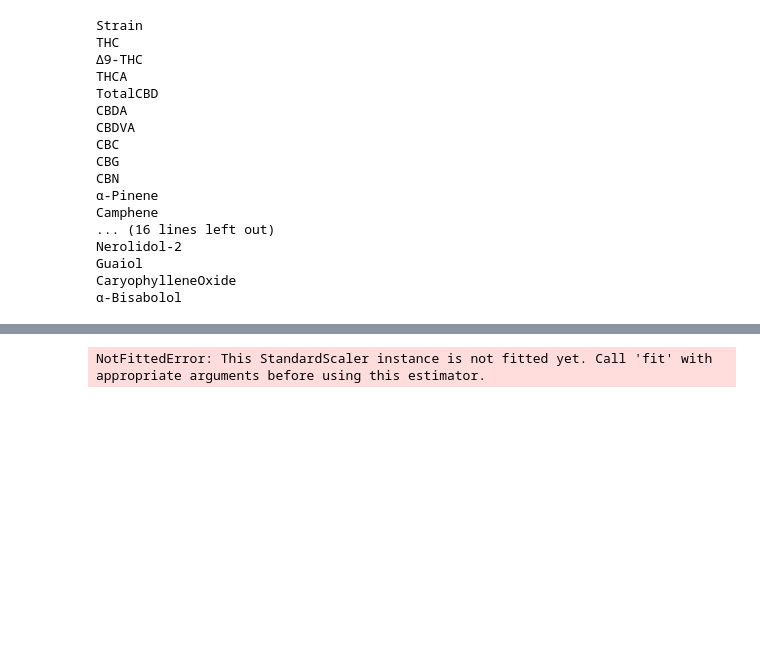
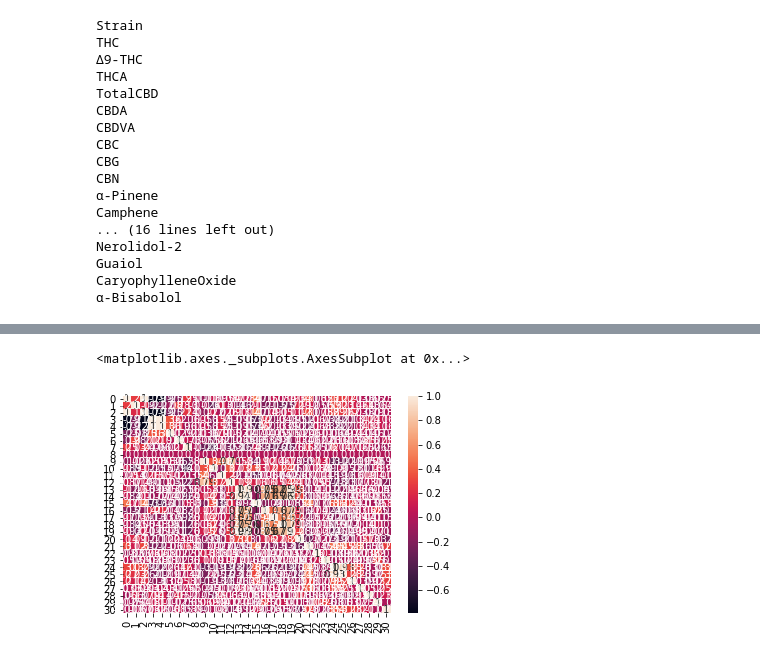
Before and after one commit to erichenschel/CannAnxi, a Jupyter notebook: CannAnxi.ipynb, the cells around one changed output, grey strips where cells are left out. Drawn from its saved outputs; the diff is of its cells as text; code cells hidden in the pictures; blank space fills up the shorter version.

```diff
--- a/CannAnxi.ipynb
+++ b/CannAnxi.ipynb
@@ -141,10 +110,20 @@ memory usage: 61.9 KB
 # 1. Standardize --> Z=(x-mu)/s
 scaler = StandardScaler()
 X_train = df.to_numpy()
-scaled = scaler.transform(X_train)
-display(pd.DataFrame(df))
+scaled = pd.DataFrame(scaler.fit_transform(X_train))
+
+# display(df)
+# display(scaled)
-# %% [output]
-NotFittedError: This StandardScaler instance is not fitted yet. Call 'fit' with appropriate arguments before using this estimator.
+# %%
+# 2. Covariance Matrix -- how all features relate
+covariance = scaled.cov()
+varCorr = scaled.corr()
+#sns.heatmap(varCorr, xticklabels=varCorr.columns, yticklabels=varCorr.columns, annot=True)
+sns.heatmap(covariance, xticklabels=covariance.columns, yticklabels=covariance.columns, annot=True)
+# display(varCorr)
+# %% [output]
+<matplotlib.axes._subplots.AxesSubplot at 0x...>
+[figure, added]
 # %%
 # K-means clustering model for unsupervised similarity discovery
 # for our first try k=2 (good for anx | not good for anx)
```
Also changed, not shown: parts of 3 cells of this notebook.
